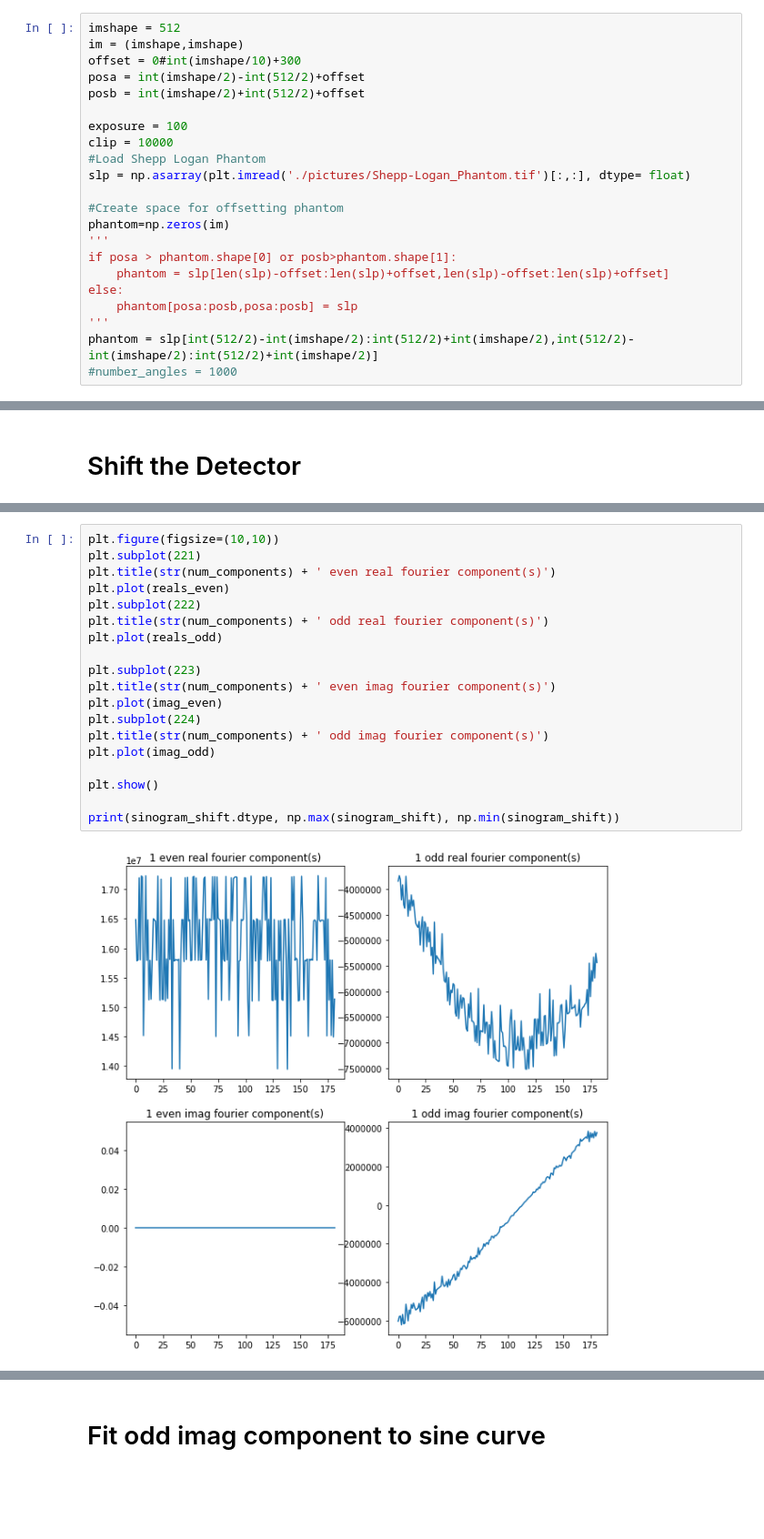
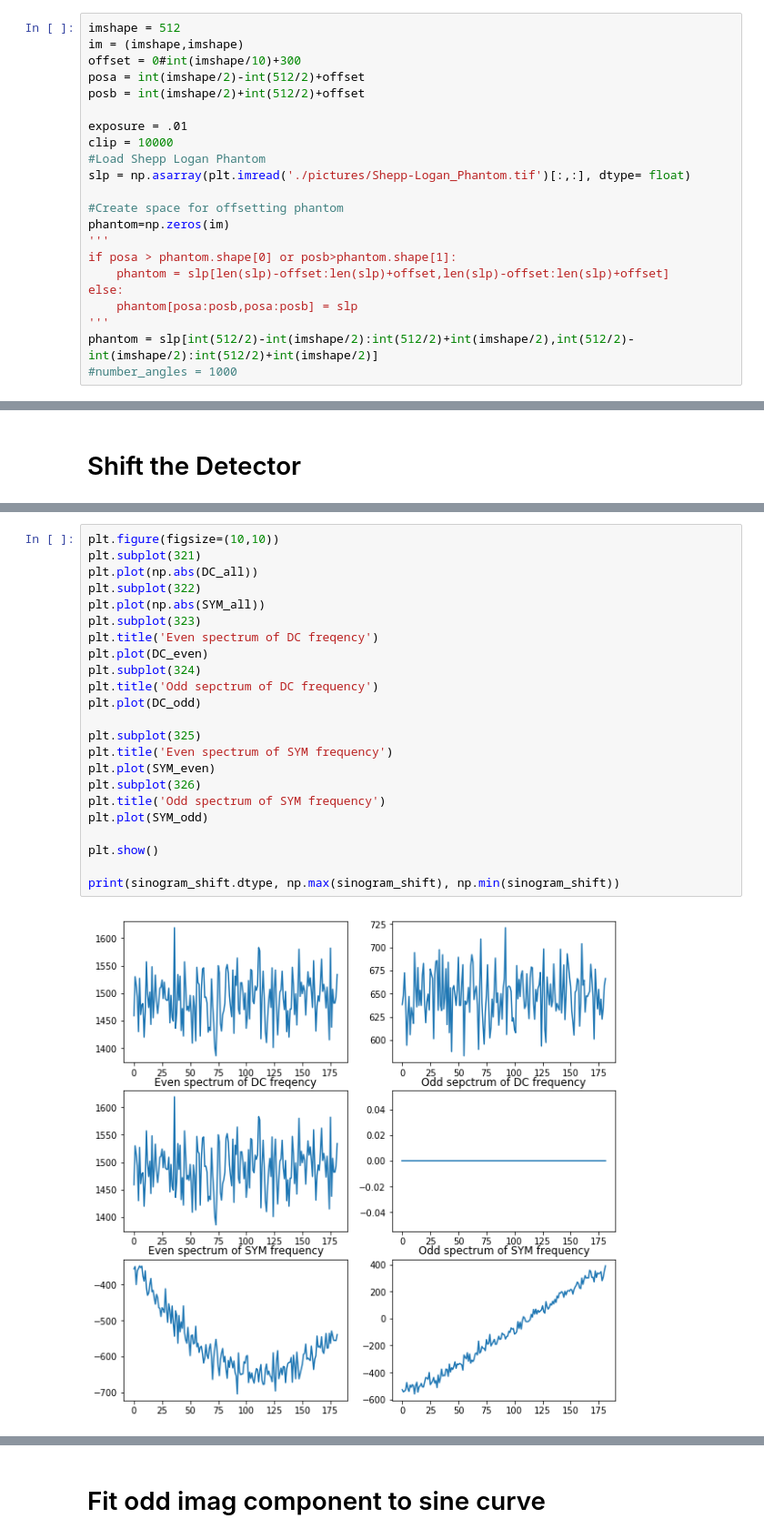
Before and after one commit to everettvacek/rotationCenter, a Jupyter notebook: Detector_shifting.ipynb, the cells around one changed output, grey strips where cells are left out. Shown at 91% size. Drawn from its saved outputs; the diff is of its cells as text; blank space fills up the shorter version.

```diff
--- a/Detector_shifting.ipynb
+++ b/Detector_shifting.ipynb
@@ -17,7 +17,7 @@ offset = 0#int(imshape/10)+300
 posa = int(imshape/2)-int(512/2)+offset
 posb = int(imshape/2)+int(512/2)+offset
 
-exposure = 100
+exposure = .01
 clip = 10000
 #Load Shepp Logan Phantom
 slp = np.asarray(plt.imread('./pictures/Shepp-Logan_Phantom.tif')[:,:], dtype= float)
@@ -156,21 +138,25 @@ plt.show()
 # %%
 plt.figure(figsize=(10,10))
-plt.subplot(221)
-plt.title(str(num_components) + ' even real fourier component(s)')
-plt.plot(reals_even)
-plt.subplot(222)
-plt.title(str(num_components) + ' odd real fourier component(s)')
-plt.plot(reals_odd)
+plt.subplot(321)
+plt.plot(np.abs(DC_all))
+plt.subplot(322)
+plt.plot(np.abs(SYM_all))
+plt.subplot(323)
+plt.title('Even spectrum of DC freqency')
+plt.plot(DC_even)
+plt.subplot(324)
+plt.title('Odd sepctrum of DC frequency')
+plt.plot(DC_odd)
 
-plt.subplot(223)
-plt.title(str(num_components) + ' even imag fourier component(s)')
-plt.plot(imag_even)
-plt.subplot(224)
-plt.title(str(num_components) + ' odd imag fourier component(s)')
-plt.plot(imag_odd)
+plt.subplot(325)
+plt.title('Even spectrum of SYM frequency')
+plt.plot(SYM_even)
+plt.subplot(326)
+plt.title('Odd spectrum of SYM frequency')
+plt.plot(SYM_odd)
 
 plt.show()
 
 print(sinogram_shift.dtype, np.max(sinogram_shift), np.min(sinogram_shift))
 # %% [output]
-[figure, old version]
+[figure, new version]
```
Also changed, not shown: parts of 8 cells of this notebook.
